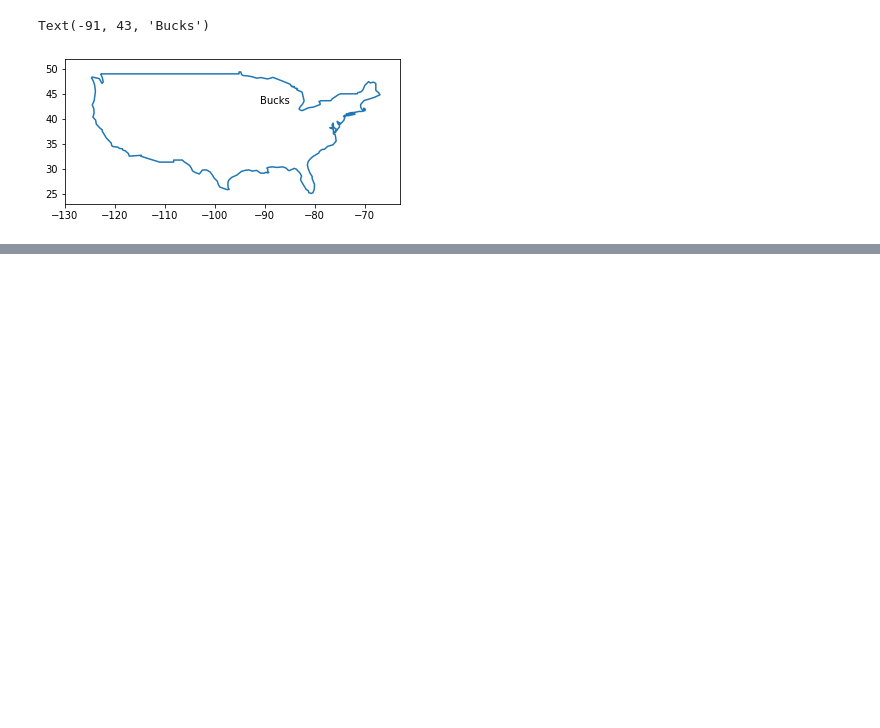
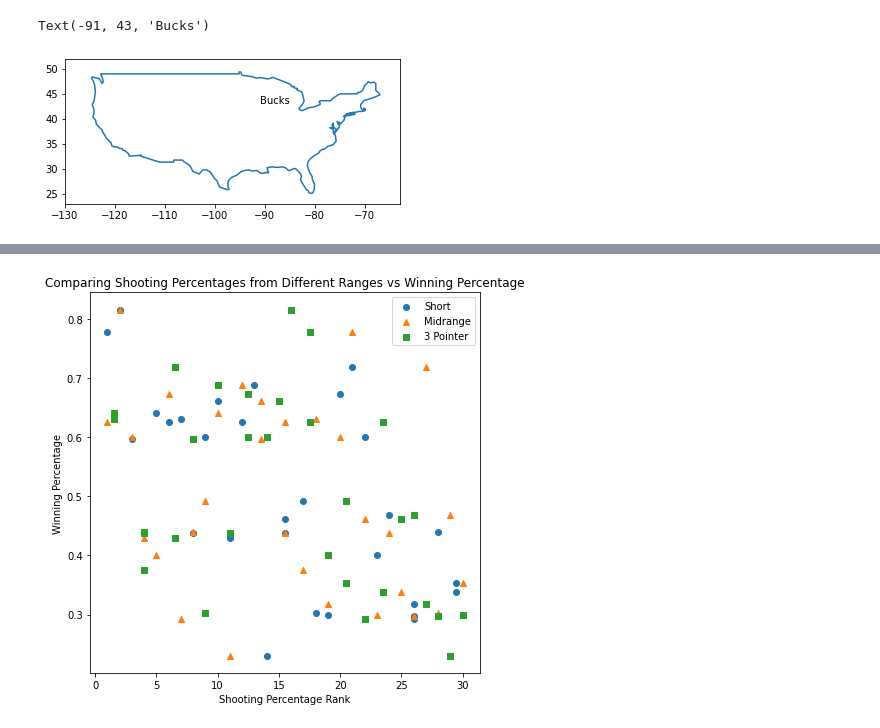
Before and after one commit to cjdunteman/cs320_final, a Jupyter notebook: experimenting.ipynb, the cells around one changed output, grey strips where cells are left out. Drawn from its saved outputs; the diff is of its cells as text; code cells hidden in the pictures; blank space fills up the shorter version.

Commit message:
scatter w/ markers

```diff
--- a/experimenting.ipynb
+++ b/experimenting.ipynb
@@ -243,3 +243,12 @@ ax.text(-91, 43, "Bucks")
 # %% [output]
 Text(-91, 43, 'Bucks')
 [figure]
+# %%
+team_shooting_clean = team_shooting_df[2:32]
+team_shooting_clean = team_shooting_clean.sort_values(by = ["Unnamed: 1"], ignore_index = True)
+# print(team_shooting_clean)
+ts_clean = clean_df
+ts_clean["short"] = team_shooting_clean["Unnamed: 13"].rank(ascending = False)
+ts_clean["midrange"] = team_shooting_clean["Unnamed: 15"].rank(ascending = False)
+ts_clean["3"] = team_shooting_clean["Unnamed: 17"].rank(ascending = False)
+# print(ts_clean)
@@ -245,0 +273,14 @@ Text(-91, 43, 'Bucks')
+# %%
+fig, ax = plt.subplots(figsize = (7,7))
+ax.scatter(ts_clean["short"], clean_df["Win %"], marker = "o")
+ax.scatter(ts_clean["midrange"], clean_df["Win %"], marker = "^")
+ax.scatter(ts_clean["3"], clean_df["Win %"], marker = "s")
+# line = reg.coef_[0] * clean_df["Attend/G"] + reg.intercept_
+# ax.plot(clean_df["Attend/G"], line, label = "Correlation: %.2f" %cor)
+ax.set_xlabel("Shooting Percentage Rank")
+ax.set_ylabel("Winning Percentage")
+ax.set_title("Comparing Shooting Percentages from Different Ranges vs Winning Percentage")
+ax.legend(labels = ("Short", "Midrange", "3 Pointer"))
+ax.get_figure().savefig("fig6.svg", bbox_inches="tight")
+# %% [output]
+[figure, added]
```
Also changed, not shown: parts of 1 cell of this notebook, 1 other file.
